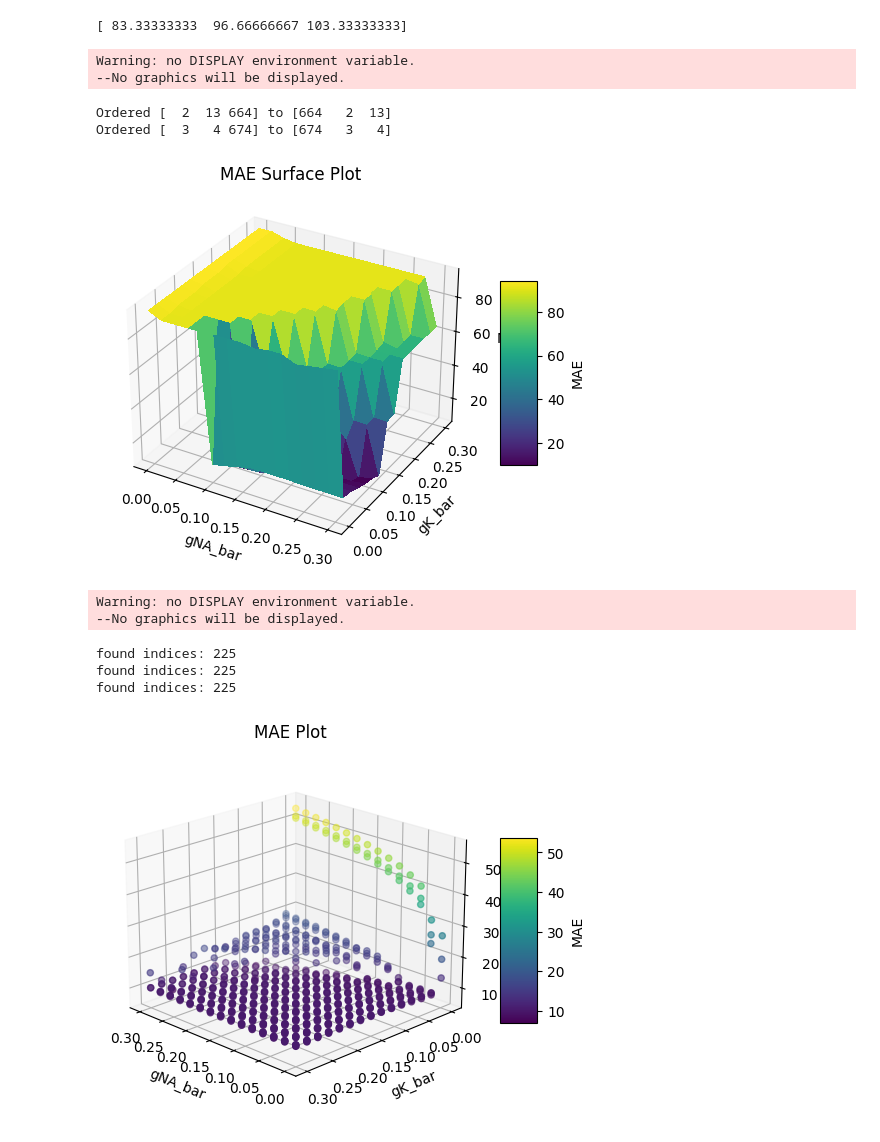
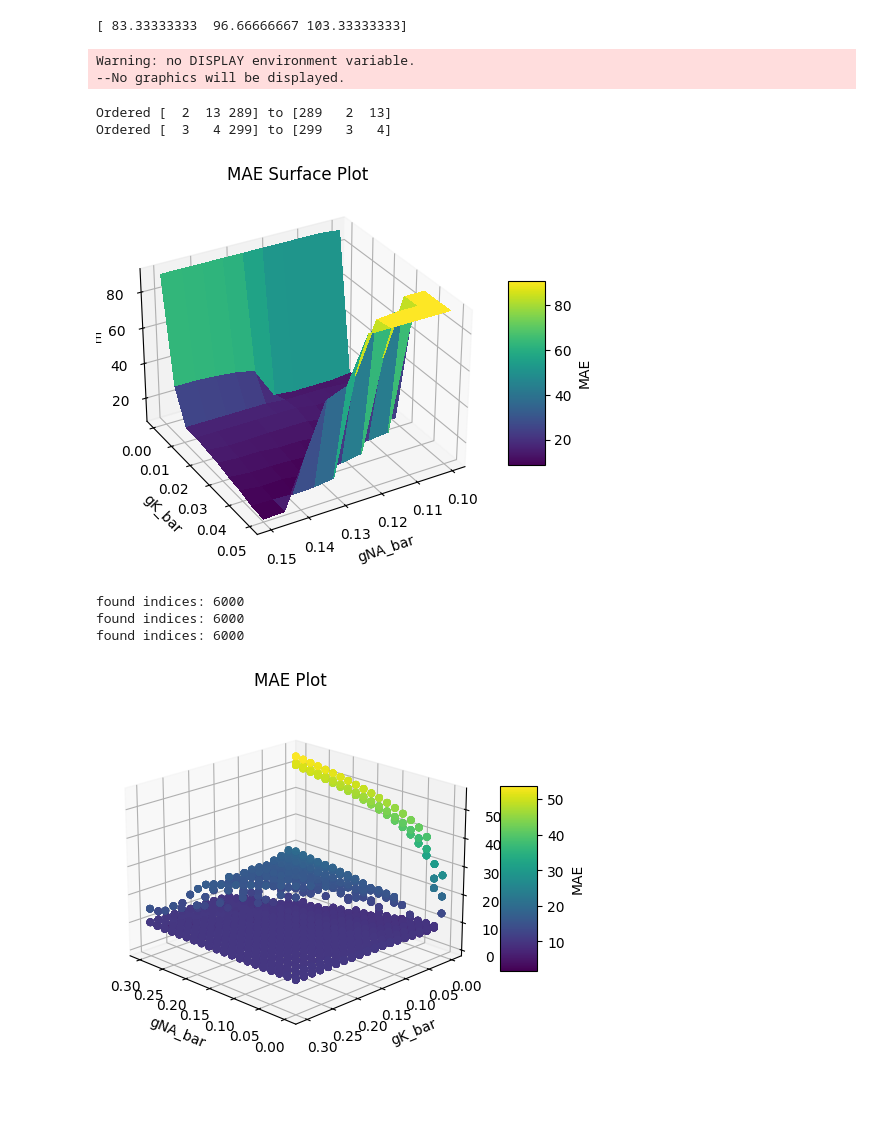
Before and after one commit to V-Marco/ACT, a Jupyter notebook: spiker_seg.ipynb, the cells around one changed output. Drawn from its saved outputs; the diff is of its cells as text; code cells hidden in the pictures; blank space fills up the shorter version.

Commit message:
interactive surface plot. Found cm added to optimization params does not work. found local minima in surface plot

```diff
--- a/spiker_seg.ipynb
+++ b/spiker_seg.ipynb
@@ -259,45 +260,42 @@ print(target_frequencies)
 # %%
 import os
 import numpy as np
 from matplotlib import pyplot as plt
 
 from act.DataProcessor import DataProcessor
 from act.Metrics import Metrics
 from matplotlib import cm
 
 from act import ACTPlot as actplt
 
-module_name = "spiker_segregated"
+module_name = "spiker_seg_narrow_range"
 
 actplt.plot_training_fi_mae_surface_spiker_cell(
 f"./model/{module_name}/target/combined_out.npy",
 f"./model/{module_name}/train/combined_out.npy",
 [0.1,0.2,0.3],
 300,
 100,
 0.1,
-f"./model/{module_name}/results/FI_MAE_Surface.png",
+f"./model/{module_name}/results/FI_MAE_Surface.html",
 )
 # %% [output]
 Warning: no DISPLAY environment variable.
 --No graphics will be displayed.
-Ordered [  2  13 664] to [664   2  13]
-Ordered [  3   4 674] to [674   3   4]
+Ordered [  2  13 289] to [289   2  13]
+Ordered [  3   4 299] to [299   3   4]
-[figure, old version]
+[figure, new version]
 # %%
 from act import ACTPlot as actplt
-module_name = "spiker_segregated"
 
-actplt.plot_training_mae_surface_spiker_cell(
+actplt.plot_training_v_mae_scatter_spiker_cell(
     f"./model/{module_name}/target/combined_out.npy",
     f"./model/{module_name}/train/combined_out.npy",
     100,
     0.1
 )
 # %% [output]
-Warning: no DISPLAY environment variable.
---No graphics will be displayed.
+found indices: 6000
+found indices: 6000
+found indices: 6000
-found indices: 225
-found indices: 225
-found indices: 225
-[figure, old version]
+[figure, new version]
```
Also changed, not shown: parts of 6 cells of this notebook, 3 other files.
